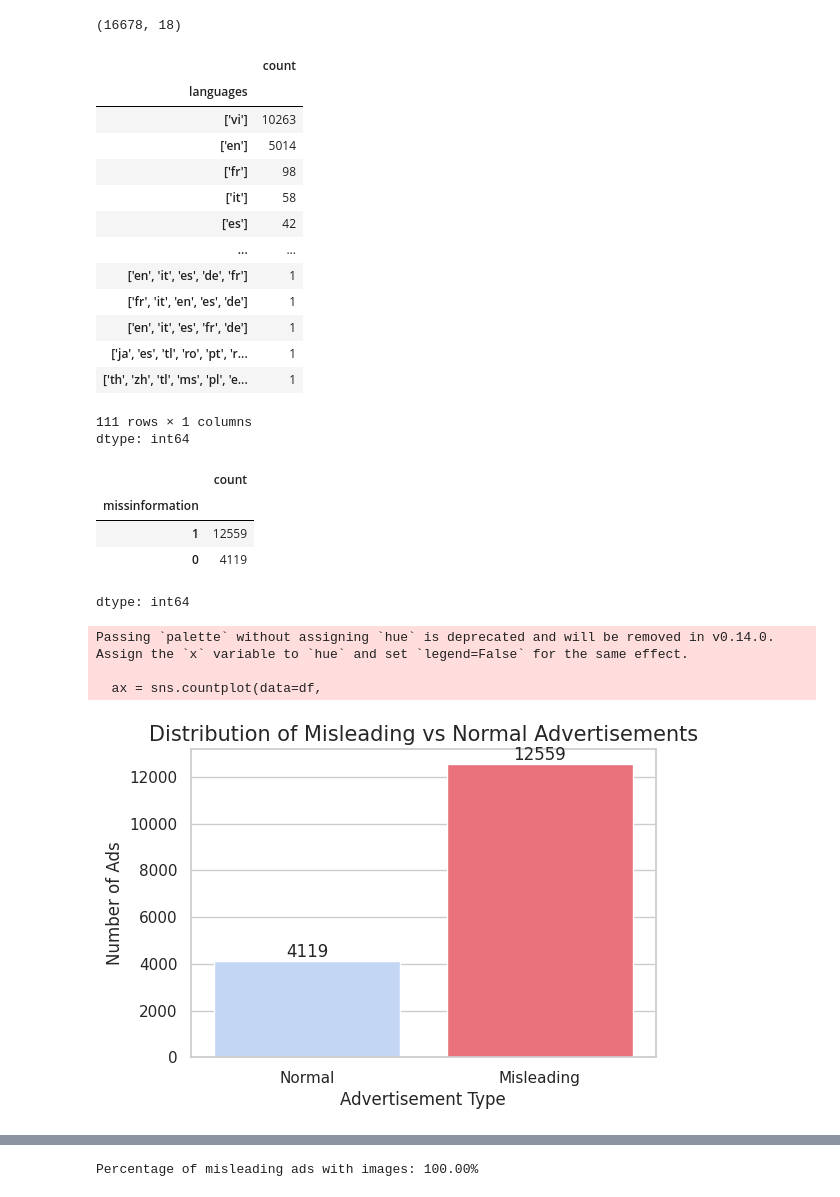
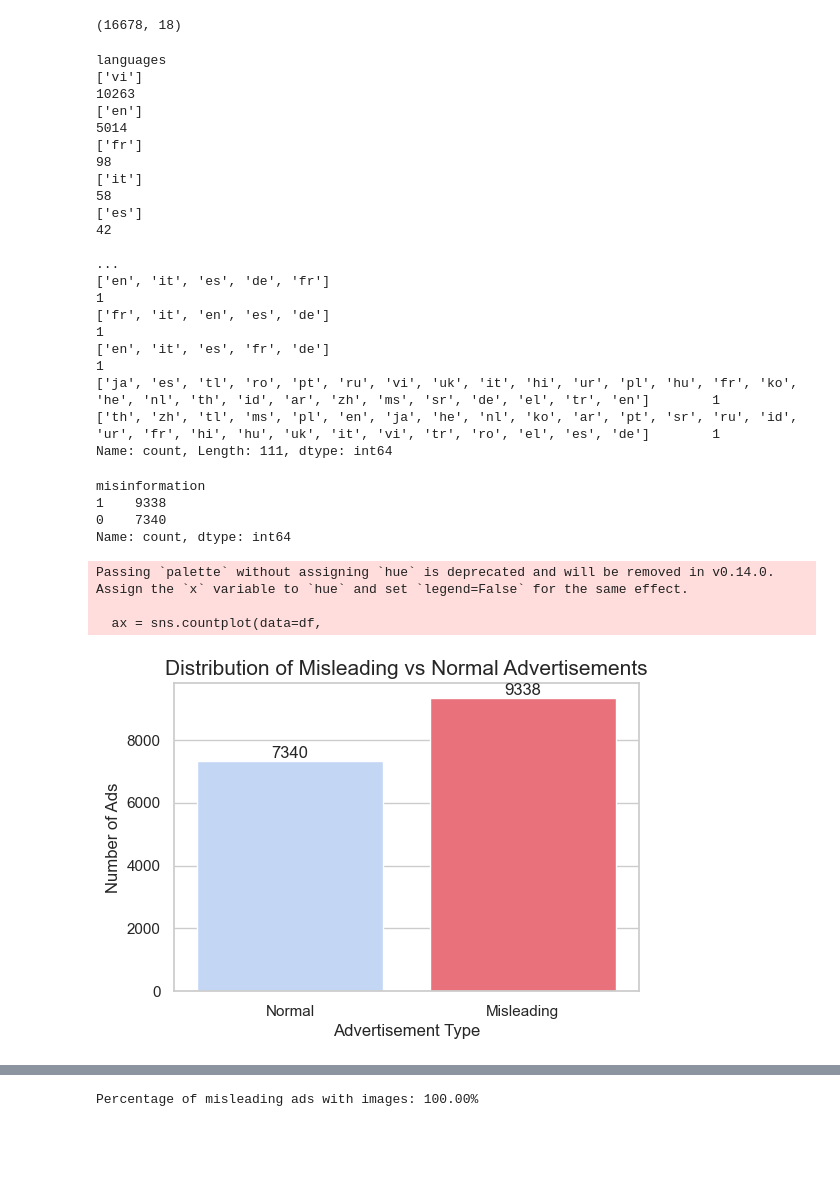
Before and after one commit to dateddy/mm_detect, a Jupyter notebook: notebooks/01_eda.ipynb, the cells around one changed output, grey strips where cells are left out. Cells and saved outputs as stored; diff of their text form; code cells hidden in the pictures; blank space fills up the shorter version.

```diff
--- a/notebooks/01_eda.ipynb
+++ b/notebooks/01_eda.ipynb
@@ -37,6 +39,6 @@ palette = [normal_color, misleading_color]
 # %%
 gsheet_url = 'https://docs.google.com/spreadsheets/d/e/2PACX-1vTy-E1TWgCnwcmHDShDD57oTe1AdSLldK01hjNMC1N8LviFZqyw0z_e2v3aID5mTUV8sE6pqUvmuqVc/pub?output=csv'
 
-df = pd.read_csv("C:/Users/Vivobook/Documents/mm_detect/data/raw/ads_vietnam_clean.csv")
+df = pd.read_csv("C:/Users/ezycloudx-admin/mm_detect/data/raw/ads_vietnam_clean.csv")
 display(df.head())
 # %% [output]
@@ -53,52 +55,49 @@ df.shape
 # %%
 df['languages'].value_counts()
 # %% [output]
-|  | count |
-| languages |  |
-| ['vi'] | 10263 |
-| ['en'] | 5014 |
-| ['fr'] | 98 |
-| ['it'] | 58 |
-| ['es'] | 42 |
-| ... | ... |
-| ['en', 'it', 'es', 'de', 'fr'] | 1 |
-| ['fr', 'it', 'en', 'es', 'de'] | 1 |
-| ['en', 'it', 'es', 'fr', 'de'] | 1 |
-| ['ja', 'es', 'tl', 'ro', 'pt', 'r... | 1 |
-| ['th', 'zh', 'tl', 'ms', 'pl', 'e... | 1 |
-111 rows × 1 columns
-dtype: int64
+languages
+['vi']                                                                                                                                                                10263
+['en']                                                                                                                                                                 5014
+['fr']                                                                                                                                                                   98
+['it']                                                                                                                                                                   58
+['es']                                                                                                                                                                   42
+                                                                                                                                                                      ...
+['en', 'it', 'es', 'de', 'fr']                                                                                                                                            1
+['fr', 'it', 'en', 'es', 'de']                                                                                                                                            1
+['en', 'it', 'es', 'fr', 'de']                                                                                                                                            1
+['ja', 'es', 'tl', 'ro', 'pt', 'ru', 'vi', 'uk', 'it', 'hi', 'ur', 'pl', 'hu', 'fr', 'ko', 'he', 'nl', 'th', 'id', 'ar', 'zh', 'ms', 'sr', 'de', 'el', 'tr', 'en']        1
+['th', 'zh', 'tl', 'ms', 'pl', 'en', 'ja', 'he', 'nl', 'ko', 'ar', 'pt', 'sr', 'ru', 'id', 'ur', 'fr', 'hi', 'hu', 'uk', 'it', 'vi', 'tr', 'ro', 'el', 'es', 'de']        1
+Name: count, Length: 111, dtype: int64
 # %%
-df['missinformation'].value_counts()
+df['misinformation'].value_counts()
 # %% [output]
-|  | count |
-| missinformation |  |
-| 1 | 12559 |
-| 0 | 4119 |
-dtype: int64
+misinformation
+1    9338
+0    7340
+Name: count, dtype: int64
 # %%
 plt.figure(figsize=(6,4))
 
 ax = sns.countplot(data=df,
-                   x='missinformation',
+                   x='misinformation',
                    palette=['#bbd4fc', '#fc5d6b'])
 
 plt.title("Distribution of Misleading vs Normal Advertisements", fontsize=15)
 plt.xlabel("Advertisement Type", fontsize=12)
 plt.ylabel("Number of Ads", fontsize=12)
 
 ax.set_xticklabels(['Normal', 'Misleading'])
 
 # show numbers on bars
 for p in ax.patches:
     ax.annotate(f'{int(p.get_height())}',
                 (p.get_x() + p.get_width() / 2, p.get_height()),
                 ha='center', va='bottom')
 
 plt.show()
 # %% [output]
 Passing `palette` without assigning `hue` is deprecated and will be removed in v0.14.0. Assign the `x` variable to `hue` and set `legend=False` for the same effect.
 
   ax = sns.countplot(data=df,
-[figure, old version]
+[figure, new version]
 # %%
```
Also changed, not shown: parts of 31 cells of this notebook, 3 other files.
